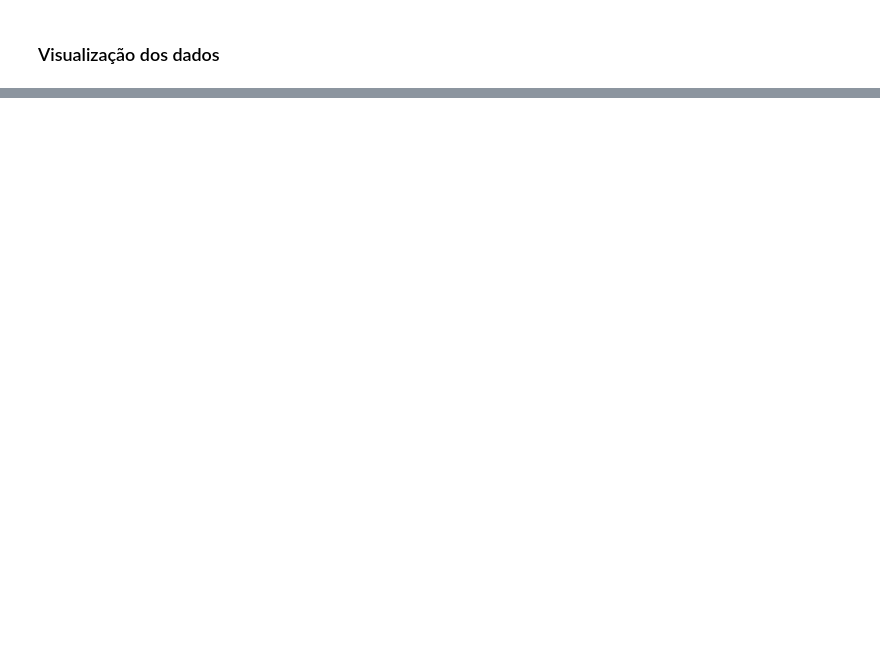
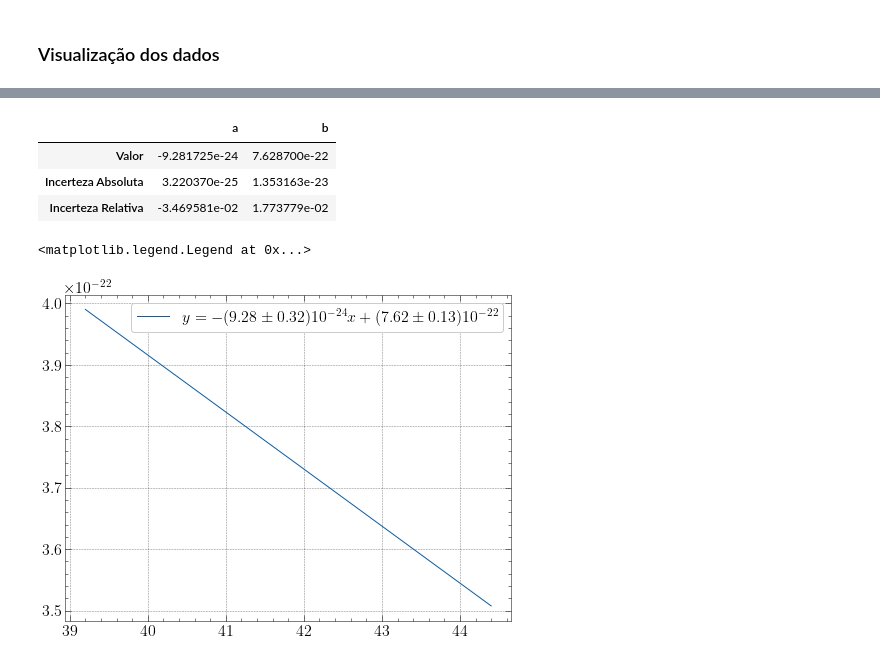
Before and after one commit to matheusbergamo/Master-Thesis, a Jupyter notebook: Displacement Energy.ipynb, the cells around one changed output, grey strips where cells are left out. Cells and saved outputs as stored; diff of their text form; code cells hidden in the pictures; blank space fills up the shorter version.

```diff
--- a/Displacement Energy.ipynb
+++ b/Displacement Energy.ipynb
@@ -94,0 +128,42 @@ A energia de threshold é a energia mínima necessária que deve ser transferida
+# %%
+# Ajuste Linear
+
+def f(x, a, b): # Função a ser ajustada
+    return a*x + b
+
+xo = [-1e-23,8e-22] # Parâmetros Iniciais
+fit1 = optimization.curve_fit(f,                             # Function to be adjuscted
+                              dataframes['E_th'],            # x data
+                              dataframes['DPA'],             # y data
+                              p0 = xo,                       # Initial guess for parameters
+                              sigma = dataframes['abs_unc'], # Uncertainty on y data
+                              absolute_sigma = True
+                             )
+a = fit1[0][0]
+b = fit1[0][1]
+stdevs = np.sqrt(np.diag(fit1[1]))
+σa = stdevs[0]
+ua = σa/a
+σb = stdevs[1]
+ub = σb/b
+
+df_fit1 = pd.DataFrame({'a' : [a, σa, ua],
+                        'b' : [b,σb, ub]
+                       },
+                       index = ['Valor', 'Incerteza Absoluta', 'Incerteza Relativa']
+                     )
+display(df_fit1)
+
+x = np.linspace(dataframes['E_th'].min(), dataframes['E_th'].max(), 100)
+plt.plot(x, f(x, a, b),
+         label = '$y = -(9.28 \pm 0.32)10^{-24}x + (7.62 \pm 0.13)10^{-22}$'
+         #label='$y = (%5.0f \pm %5.0f)  10^{%5.0f} e^{-(%5.2f \pm %5.2f \; \mathrm{cm}^{-1}) x}$' % tuple([fman(a), fman(σa),fexp(a), b, σb]),
+         )
+plt.legend()
+# %% [output]
+|  | a | b |
+| Valor | -9.281725e-24 | 7.628700e-22 |
+| Incerteza Absoluta | 3.220370e-25 | 1.353163e-23 |
+| Incerteza Relativa | -3.469581e-02 | 1.773779e-02 |
+<matplotlib.legend.Legend at 0x...>
+[figure, added]
```
Also changed, not shown: parts of 6 cells of this notebook.
